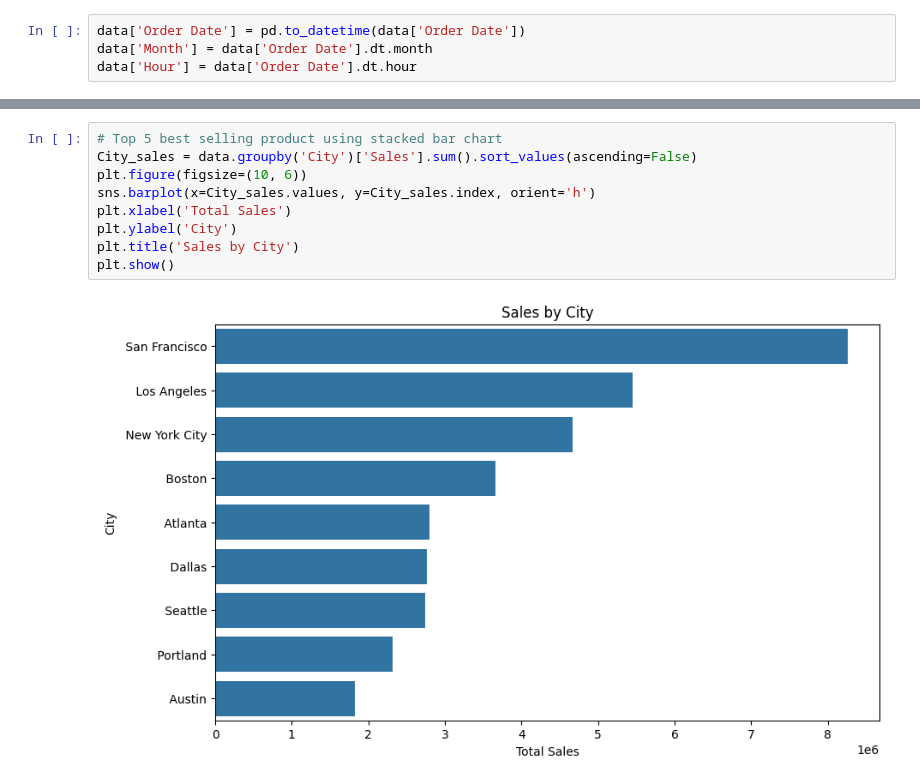
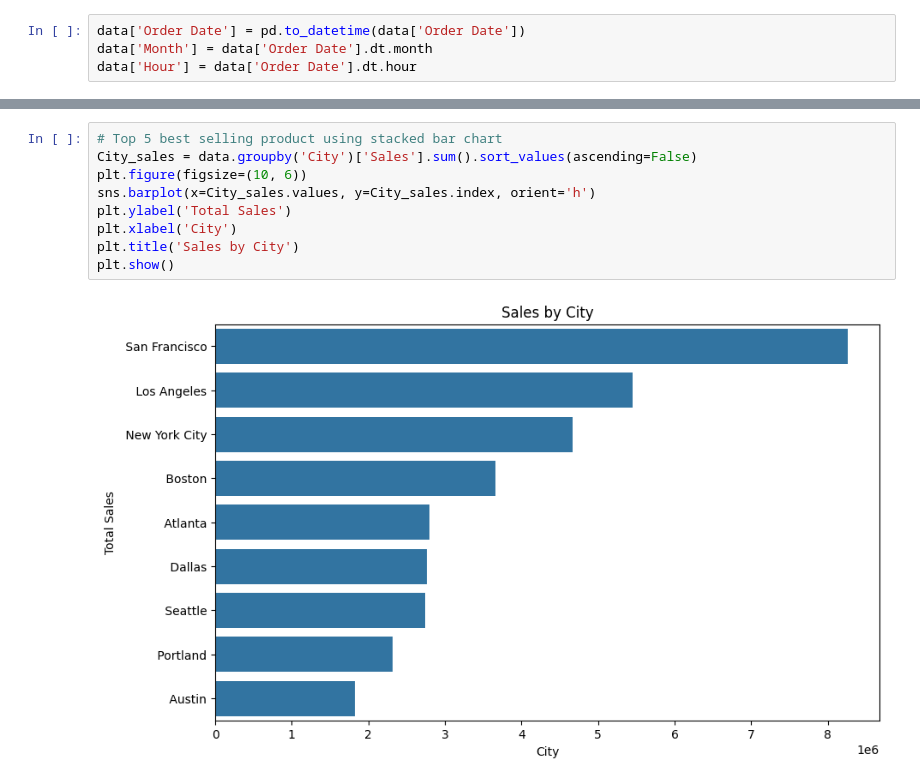
Before and after one commit to GChukwudi/meriskill-Internship, a Jupyter notebook: Sales-Task/Sales.ipynb, the cells around one changed output, grey strips where cells are left out. Drawn from its saved outputs; the diff is of its cells as text.

```diff
--- a/Sales-Task/Sales.ipynb
+++ b/Sales-Task/Sales.ipynb
@@ -41,11 +50,11 @@ plt.show()
 # %%
 # Top 5 best selling product using stacked bar chart
 City_sales = data.groupby('City')['Sales'].sum().sort_values(ascending=False)
 plt.figure(figsize=(10, 6))
 sns.barplot(x=City_sales.values, y=City_sales.index, orient='h')
-plt.xlabel('Total Sales')
-plt.ylabel('City')
+plt.ylabel('Total Sales')
+plt.xlabel('City')
 plt.title('Sales by City')
 plt.show()
 # %% [output]
-[figure, old version]
+[figure, new version]
```
Also changed, not shown: parts of 3 cells of this notebook.
